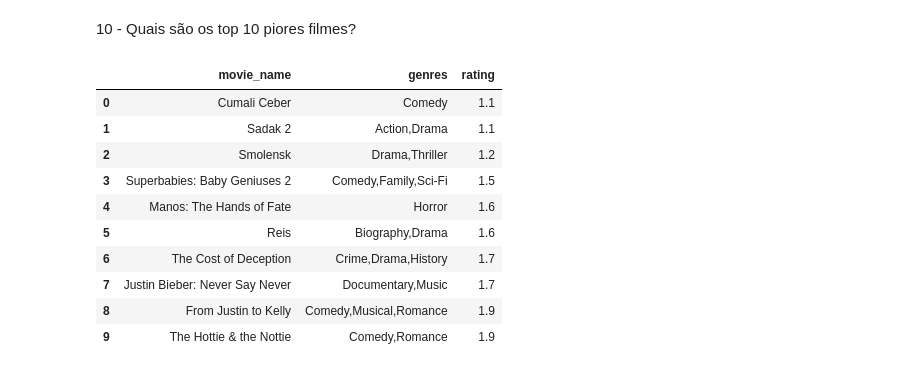
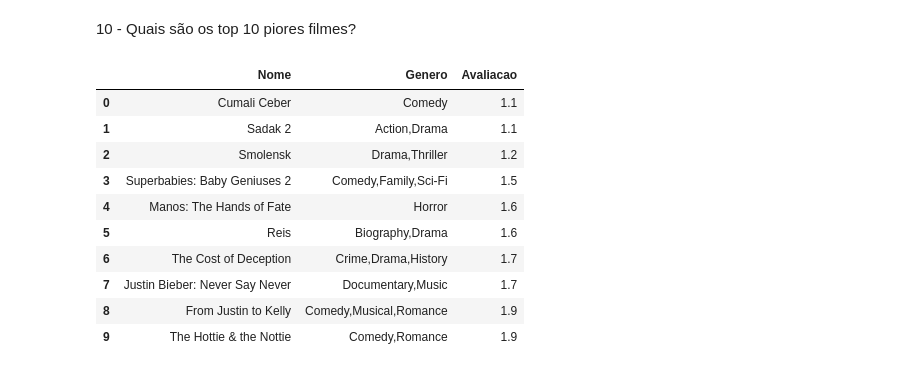
Before and after one commit to jrsilva051/MiniProjeto1-IMDB, a Jupyter notebook: miniProjeto1.ipynb, the cells around one changed output. Saved outputs shown, nothing was run; the diff lists cells and outputs as text; code cells hidden in the pictures.

```diff
--- a/miniProjeto1.ipynb
+++ b/miniProjeto1.ipynb
@@ -778,27 +407,16 @@ display(result9)
 # %% [markdown]
 10 - Quais são os top 10 piores filmes?
-# %%
-query10 = '''
-        SELECT
-            primary_title AS movie_name, genres, rating
-        FROM
-            titles JOIN ratings ON titles.title_id = ratings.title_id
-        WHERE
-            titles.type = 'movie' AND ratings.votes >= 25000
-        ORDER BY rating ASC
-        LIMIT 10
-        '''
-result10 = pd.read_sql_query(query10, connection)
-display(result10)
-# %% [output]
-|  | movie_name | genres | rating |
-| 0 | Cumali Ceber | Comedy | 1.1 |
-| 1 | Sadak 2 | Action,Drama | 1.1 |
-| 2 | Smolensk | Drama,Thriller | 1.2 |
-| 3 | Superbabies: Baby Geniuses 2 | Comedy,Family,Sci-Fi | 1.5 |
-| 4 | Manos: The Hands of Fate | Horror | 1.6 |
-| 5 | Reis | Biography,Drama | 1.6 |
-| 6 | The Cost of Deception | Crime,Drama,History | 1.7 |
-| 7 | Justin Bieber: Never Say Never | Documentary,Music | 1.7 |
-| 8 | From Justin to Kelly | Comedy,Musical,Romance | 1.9 |
-| 9 | The Hottie & the Nottie | Comedy,Romance | 1.9 |
+# %%
+question_10()
+# %% [output]
+|  | Nome | Genero | Avaliacao |
+| 0 | Cumali Ceber | Comedy | 1.1 |
+| 1 | Sadak 2 | Action,Drama | 1.1 |
+| 2 | Smolensk | Drama,Thriller | 1.2 |
+| 3 | Superbabies: Baby Geniuses 2 | Comedy,Family,Sci-Fi | 1.5 |
+| 4 | Manos: The Hands of Fate | Horror | 1.6 |
+| 5 | Reis | Biography,Drama | 1.6 |
+| 6 | The Cost of Deception | Crime,Drama,History | 1.7 |
+| 7 | Justin Bieber: Never Say Never | Documentary,Music | 1.7 |
+| 8 | From Justin to Kelly | Comedy,Musical,Romance | 1.9 |
+| 9 | The Hottie & the Nottie | Comedy,Romance | 1.9 |
```
Also changed, not shown: parts of 68 cells of this notebook.
